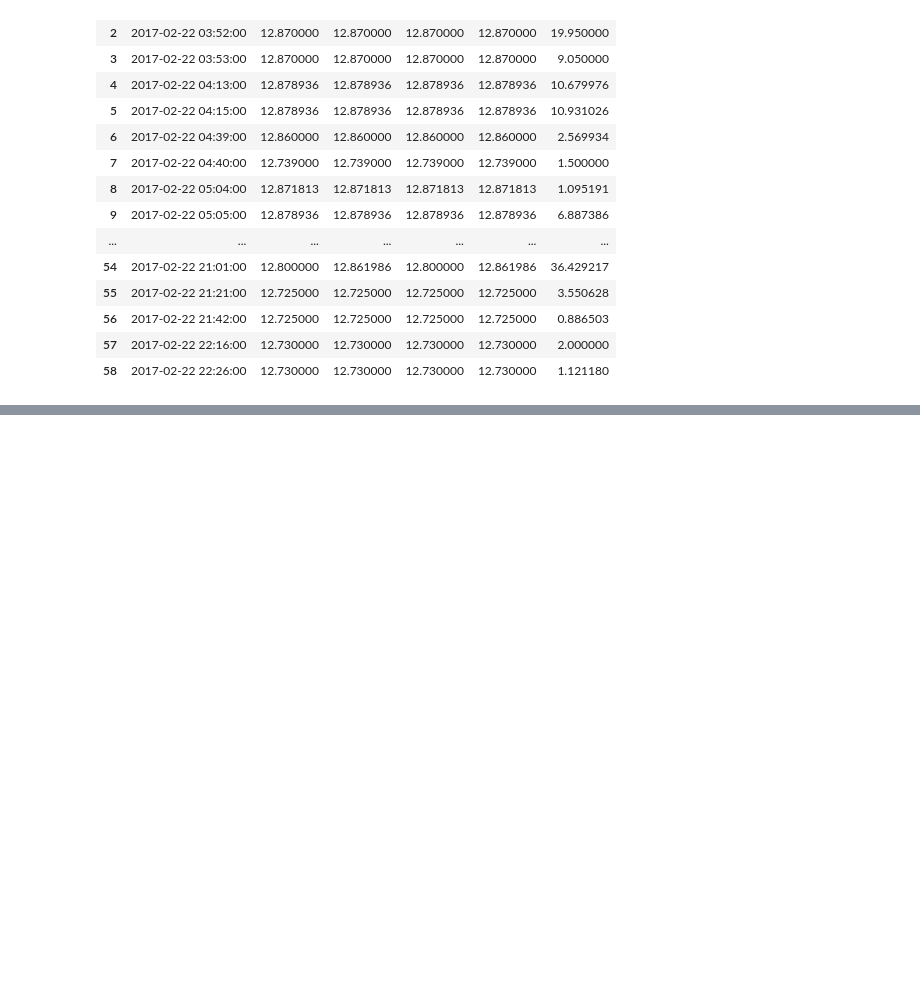
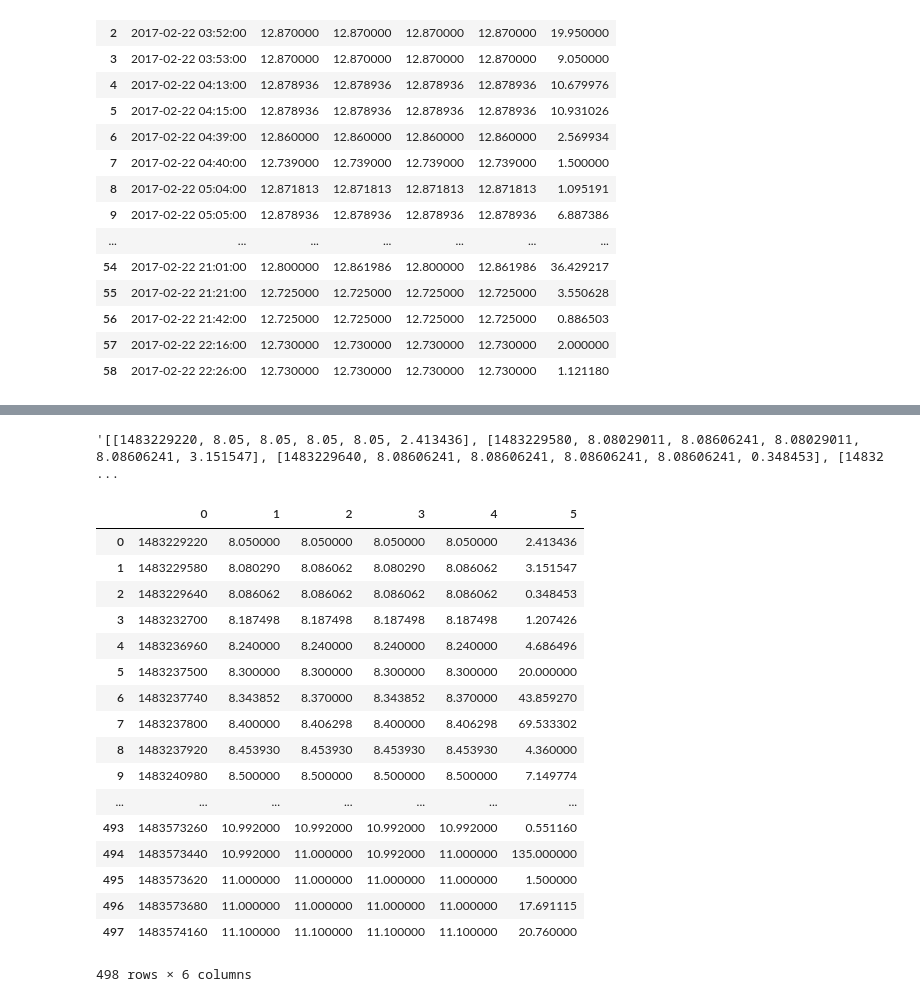
Before and after one commit to 3dhardgamer/crypto_algo_trading, a Jupyter notebook: TrabalhoFinalCursoDeVerao_archiver.ipynb, the cells around one changed output, grey strips where cells are left out. Saved outputs shown, nothing was run; the diff lists cells and outputs as text; code cells hidden in the pictures; blank space fills up the shorter version.

Commit message:
Pull request from cex.io done.

```diff
--- a/TrabalhoFinalCursoDeVerao_archiver.ipynb
+++ b/TrabalhoFinalCursoDeVerao_archiver.ipynb
@@ -116,0 +98,41 @@ exchange.url
+# %%
+def create_url_list(symbol1, symbol2, start, end):
+    '''
+    create_url_list(symbol1, symbol2, start, end):
+    returns a list of urls from start to end date of the symbol1/symbol2 transaction.
+
+    parameters:
+    symbol1 -> Cryptocurrency acronym (string).
+    symbol2 -> Currency acronym (string).
+    start   -> Starting date with format 'YYYY-MM-DD' (string).
+    end     -> Ending date with format 'YYYY-MM-DD' (string).
+    '''
+
+    date_list = create_date_list(start, end)
+    url_list = list()
+    for date in date_list:
+        url = 'http://cex.io/api/ohlcv/hd/{}/{}/{}'.format(date, symbol1, symbol2)
+        url_list.append(url)
+
+    return url_list
+# %%
+def get_ohlcv(symbol1, symbol2, start, end, data_rate):
+
+    url_list = create_url_list(symbol1, symbol2, start, end)
+    count_input = 0
+    data_ohlcv_list = []
+    for url in url_list:
+        print('Reading {} -----'.format(url))
+        ohlcv = eval(requests.get(url).json()[data_rate])
+        data_ohlcv_list.append(ohlcv)
+        print('Fetch input data size {}'.format(len(ohlcv)))
+        count_input += len(ohlcv)
+        print('Finished -----')
+        time.sleep(1)
+
+#     return ''.join(data_ohlcv_list)
+#     return data_ohlcv_list
+    print('Total number of inputs {}'.format(count_input))
+    return str([item for sublist in data_ohlcv_list for item in sublist])
+# %%
+cex_ethusd = get_ohlcv('ETH', 'USD', '2017-01-01', '2017-01-04', 'data1m')
@@ -116,0 +153,27 @@ exchange.url
+# %%
+cex_ethusd
+# %% [output]
+'[[1483229220, 8.05, 8.05, 8.05, 8.05, 2.413436], [1483229580, 8.08029011, 8.08606241, 8.08029011, 8.08606241, 3.151547], [1483229640, 8.08606241, 8.08606241, 8.08606241, 8.08606241, 0.348453], [14832 ...
+# %%
+df = pd.read_json(cex_ethusd)
+# %%
+df
+# %% [output]
+|  | 0 | 1 | 2 | 3 | 4 | 5 |
+| 0 | 1483229220 | 8.050000 | 8.050000 | 8.050000 | 8.050000 | 2.413436 |
+| 1 | 1483229580 | 8.080290 | 8.086062 | 8.080290 | 8.086062 | 3.151547 |
+| 2 | 1483229640 | 8.086062 | 8.086062 | 8.086062 | 8.086062 | 0.348453 |
+| 3 | 1483232700 | 8.187498 | 8.187498 | 8.187498 | 8.187498 | 1.207426 |
+| 4 | 1483236960 | 8.240000 | 8.240000 | 8.240000 | 8.240000 | 4.686496 |
+| 5 | 1483237500 | 8.300000 | 8.300000 | 8.300000 | 8.300000 | 20.000000 |
+| 6 | 1483237740 | 8.343852 | 8.370000 | 8.343852 | 8.370000 | 43.859270 |
+| 7 | 1483237800 | 8.400000 | 8.406298 | 8.400000 | 8.406298 | 69.533302 |
+| 8 | 1483237920 | 8.453930 | 8.453930 | 8.453930 | 8.453930 | 4.360000 |
+| 9 | 1483240980 | 8.500000 | 8.500000 | 8.500000 | 8.500000 | 7.149774 |
+| ... | ... | ... | ... | ... | ... | ... |
+| 493 | 1483573260 | 10.992000 | 10.992000 | 10.992000 | 10.992000 | 0.551160 |
+| 494 | 1483573440 | 10.992000 | 11.000000 | 10.992000 | 11.000000 | 135.000000 |
+| 495 | 1483573620 | 11.000000 | 11.000000 | 11.000000 | 11.000000 | 1.500000 |
+| 496 | 1483573680 | 11.000000 | 11.000000 | 11.000000 | 11.000000 | 17.691115 |
+| 497 | 1483574160 | 11.100000 | 11.100000 | 11.100000 | 11.100000 | 20.760000 |
+498 rows × 6 columns
```
Also changed, not shown: parts of 9 cells of this notebook.
